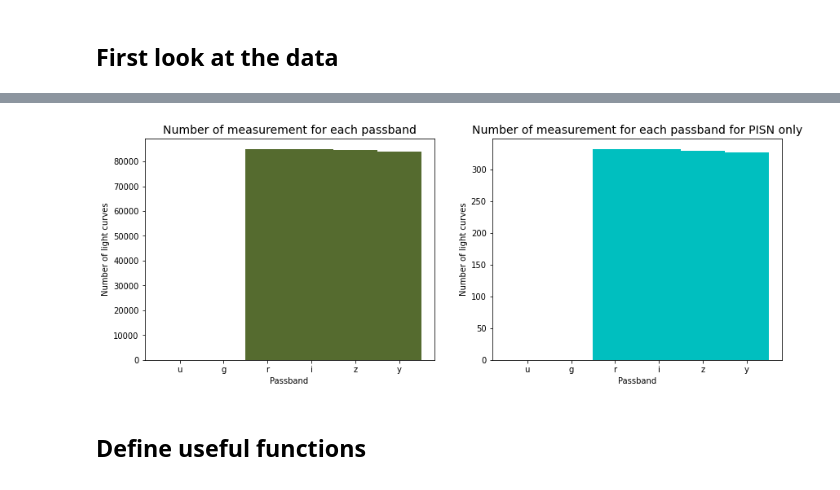
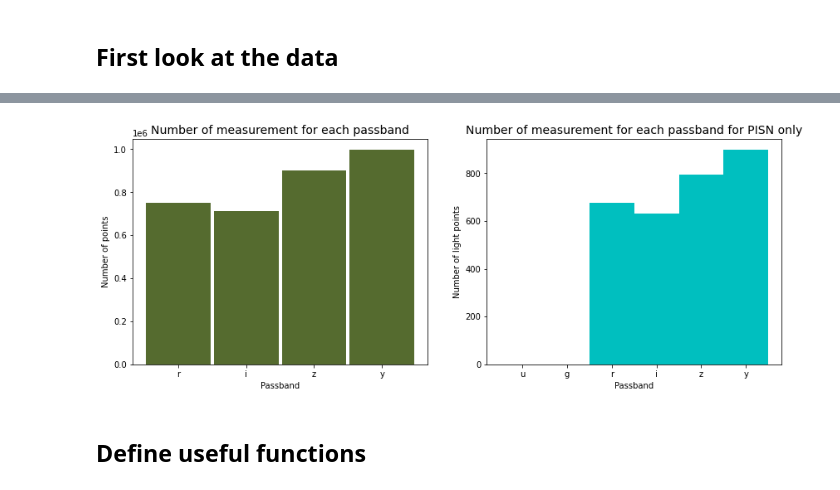
Before and after one commit to erusseil/PISN-classification, a Jupyter notebook: FeatureExtraction/AnalyseExtraction.ipynb, the cells around one changed output, grey strips where cells are left out. Saved outputs shown, nothing was run; the diff lists cells and outputs as text; code cells hidden in the pictures.

Commit message:
Final Clean

```diff
--- a/FeatureExtraction/AnalyseExtraction.ipynb
+++ b/FeatureExtraction/AnalyseExtraction.ipynb
@@ -10,13 +23,19 @@ from models import *
 # %%
-sample = 'Silver/'
-curve = 'Complete/'
-PISN_split = '-1'
+sample = 'Iron/'
+curve = 'Half/'
+PISN_split = '-2'
 model = '_poly'
+purpose = 'test'
+file = 'f2'#FUSED
+extras = '+4'
 # %%
 # this cannot be run without the filtered_dataDB_complete.pkl file
 
-data = pd.read_pickle("../../plasticc/CleanDataBase/"+sample+curve+"train"+PISN_split+".pkl")
+data = pd.read_pickle("../../plasticc/CleanDataBase/"+sample+curve+purpose+PISN_split+file+".pkl")
+peaktable = pd.read_pickle('../../plasticc/CleanDataBase/'+sample+curve+purpose+PISN_split+file+'_maxdf.pkl').rename(columns = {0 :'max'})
+data = pd.merge(peaktable, data, on=["object_id","passband"])
+
 objects = np.unique(data['object_id'])
-target_types = np.hstack([np.unique(data['target']), [999]])
-data[(data['object_id']==713)  & (data['passband']==2)]
+target_types = np.hstack([np.unique(data['target'])])
+data
 # %% [output]
@@ -40,19 +78,19 @@ data[(data['object_id']==713)  & (data['passband']==2)]
 # %%
 plt.figure(figsize=(14,5))
 plt.subplot(1,2,1)
 plt.title('Number of measurement for each passband',fontsize=14)
-plt.hist(data['passband'],bins=[0,1,2,3,4,5,6],color='darkolivegreen')
-plt.ylabel('Number of light curves')
+plt.hist(data['passband'],bins=[2,3,4,5,6],color='darkolivegreen',rwidth=0.95)
+plt.ylabel('Number of points')
 plt.xlabel('Passband')
-plt.xticks(np.arange(6)+0.5, ['u','g','r','i','z','y']);
+plt.xticks(np.arange(4)+2.5, ['r','i','z','y']);
 
 plt.subplot(1,2,2)
 plt.title('Number of measurement for each passband for PISN only',fontsize=14)
 plt.hist(data.loc[data['target']==994,'passband'],bins=[0,1,2,3,4,5,6],color='c')
-plt.ylabel('Number of light curves')
+plt.ylabel('Number of light points')
 plt.xlabel('Passband')
 plt.xticks(np.arange(6)+0.5, ['u','g','r','i','z','y']);
 # %% [output]
-[figure, old version]
+[figure, new version]
 # %% [markdown]
 ## Define useful functions
```
Also changed, not shown: parts of 11 cells of this notebook.
